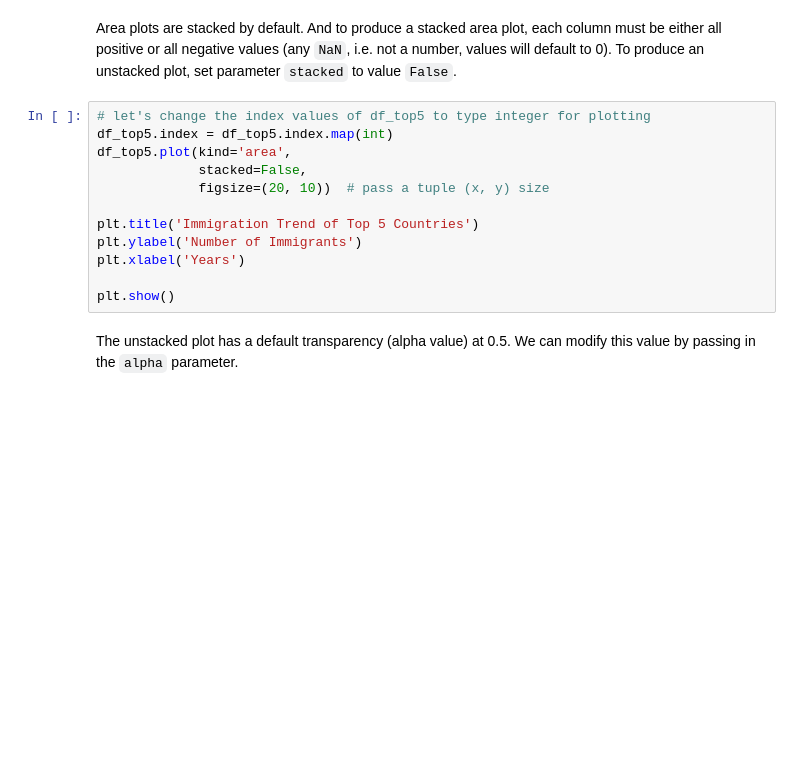
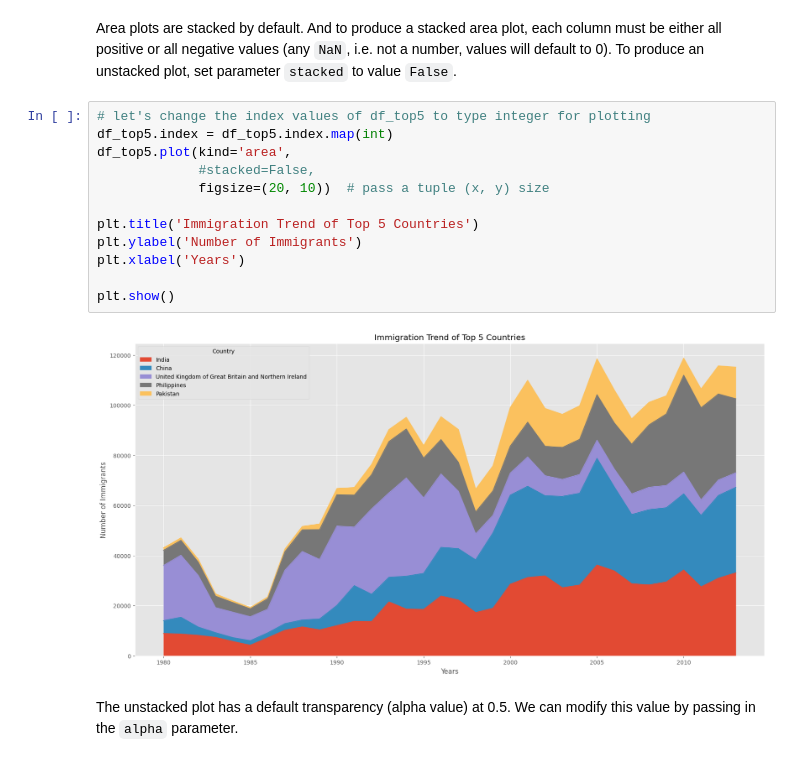
Before and after one commit to sammizewskiperscholas/pandas_demos, a Jupyter notebook: coursera_labs_visualization/DV0101EN-Exercise-Area-Plots-Histograms-and-Bar-Charts.ipynb, the cells around one changed output. Drawn from its saved outputs; the diff is of its cells as text; blank space fills up the shorter version.

```diff
--- a/coursera_labs_visualization/DV0101EN-Exercise-Area-Plots-Histograms-and-Bar-Charts.ipynb
+++ b/coursera_labs_visualization/DV0101EN-Exercise-Area-Plots-Histograms-and-Bar-Charts.ipynb
@@ -158,15 +237,17 @@ Area plots are stacked by default. And to produce a stacked area plot, each colu
 # %%
 # let's change the index values of df_top5 to type integer for plotting
 df_top5.index = df_top5.index.map(int)
 df_top5.plot(kind='area',
-             stacked=False,
+             #stacked=False,
              figsize=(20, 10))  # pass a tuple (x, y) size
 
 plt.title('Immigration Trend of Top 5 Countries')
 plt.ylabel('Number of Immigrants')
 plt.xlabel('Years')
 
 plt.show()
+# %% [output]
+[figure, added]
 # %% [markdown]
 The unstacked plot has a default transparency (alpha value) at 0.5. We can modify this value by passing in the `alpha` parameter.
 # %%
```
Also changed, not shown: parts of 36 cells of this notebook.
